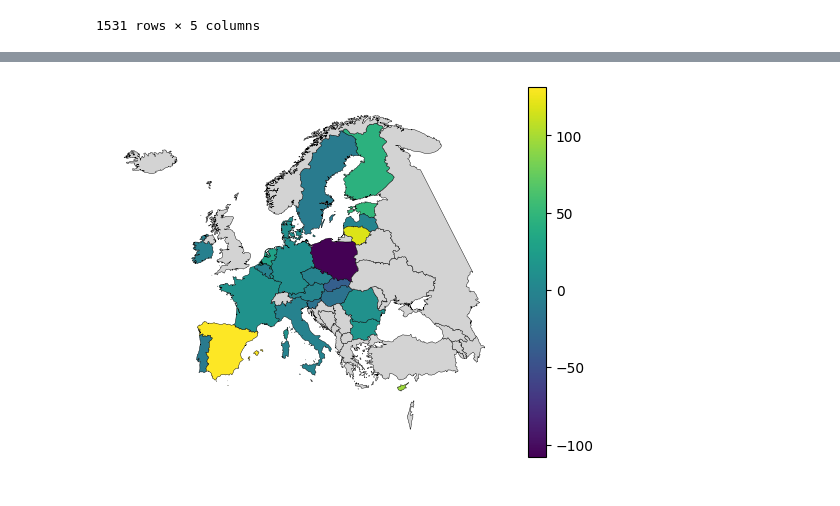
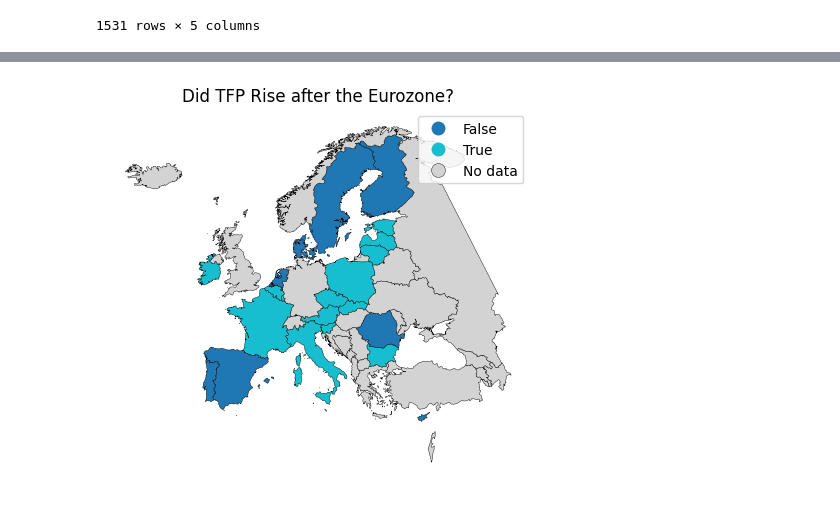
Before and after one commit to CurdinLieberherr/capital_misallocation, a Jupyter notebook: notebook.ipynb, the cells around one changed output, grey strips where cells are left out. Drawn from its saved outputs; the diff is of its cells as text; code cells hidden in the pictures.

```diff
--- a/notebook.ipynb
+++ b/notebook.ipynb
@@ -146,5 +146,9 @@ data = data.sort_values(by=['country', 'sectorcode', 'year'])
 data['mrpk growth'] = data.groupby(['country', 'sectorcode'])['mrpk'].pct_change() * 100
 data['tfp growth'] = data.groupby(['country', 'sectorcode'])['tfp'].pct_change() * 100
 
+#calculate total tfp for each country accross the sectors
+tfp = data.groupby(['country', 'year']).agg({'revenue': 'sum', 'assets': 'sum', 'labor': 'sum'}).reset_index()
+tfp['tfp'] = tfp['revenue'] / (tfp['assets']**0.35 * tfp['labor']**0.65)
 
-data
+#calculate the dispersion between the two sectors
+dispersion = data.groupby(["country", "year"]).agg({"ln mrpk": 'std'}).reset_index()
@@ -192,9 +171,11 @@ plt.show()
 # %%
-#compare dispersion before and after crisis
-before = dispersion[dispersion["year"] == 2003]
-after  = dispersion[dispersion["year"] == 2009]
-comparison = before.merge(after, on="country", suffixes=(" 2003", " 2009"))
-comparison['change mrpk growth'] = comparison['mrpk growth 2009'] - comparison['mrpk growth 2003']
-comparison['change ln mrpk'] = comparison['ln mrpk 2009'] - comparison['ln mrpk 2003']
+#compare tfp in  before and after eurozone
+beforey = 1997
+aftery = 2001
+before = tfp[tfp["year"] == beforey]
+after  = tfp[tfp["year"] == aftery]
+comparison = before.merge(after, on="country", suffixes=(f" {beforey}", f" {aftery}"))
+comparison['tfp rise'] = np.where(comparison[f'tfp {aftery}'] - comparison[f'tfp {beforey}'] > 0, True, False )
+
 comparison
 # %% [output]
@@ -244,17 +199,18 @@ fig.savefig('germany results.png')
 # %%
 import geopandas as gpd
 
 geo = gpd.read_file('europe.geojson')[['ISO2', 'geometry']]
-geo = geo.merge(comparison, left_on='ISO2', right_on='country', how='left')
-geo = geo.set_geometry('geometry')
+comparison = geo.merge(comparison, left_on='ISO2', right_on='country', how='left')
+comparison = comparison.set_geometry('geometry')
 
 
-ax = geo.plot(column='change mrpk growth', legend=True, edgecolor='black', linewidth=0.3, missing_kwds={
+ax = comparison.plot(column='tfp rise', legend=True, edgecolor='black', linewidth=0.3, missing_kwds={
         "color": "lightgrey",  # color for NaN values
         "label": "No data"     # optional legend label
     })
 ax.set_axis_off()
+plt.title('Did TFP Rise after the Eurozone?')
 plt.savefig('map.png')
 plt.show()
 # %% [output]
-[figure, old version]
+[figure, new version]
```
Also changed, not shown: parts of 10 cells of this notebook.
